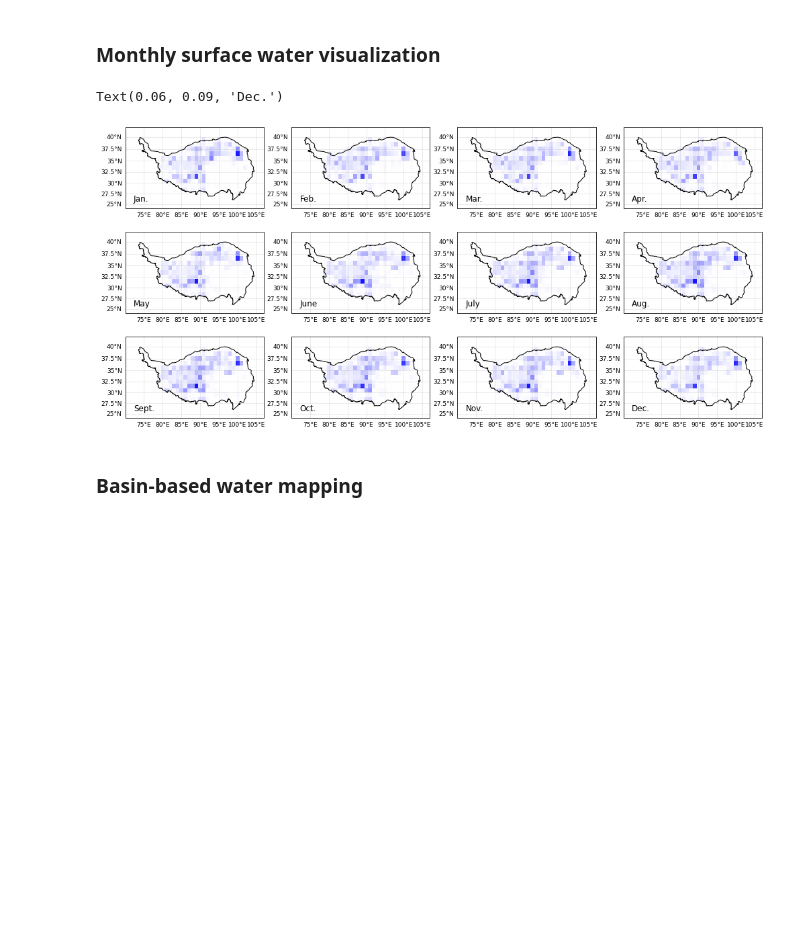
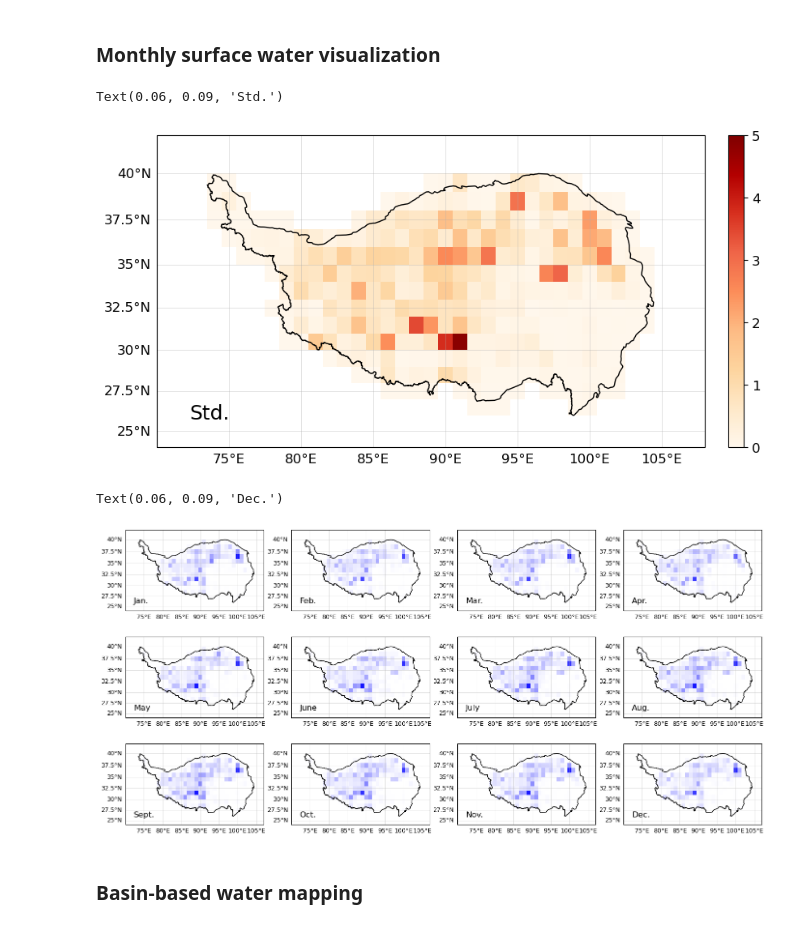
Before and after one commit to xinluo2018/Tibet-Water-2020, a Jupyter notebook: visual/tibet_water_visual.ipynb, the cells around one changed output. Saved outputs shown, nothing was run; the diff lists cells and outputs as text; code cells hidden in the pictures; blank space fills up the shorter version.

```diff
--- a/visual/tibet_water_visual.ipynb
+++ b/visual/tibet_water_visual.ipynb
@@ -93,23 +90,26 @@ Index(['01_wat_per', '02_wat_per', '12_wat', '03_wat', '09_wat', '06_wat_per',
 # %% [markdown]
 ### Monthly surface water visualization
 # %%
-# crs_1 = ccrs.Mercator(central_longitude=89)
+crs_1 = ccrs.Mercator(central_longitude=89)
 crs_2 = ccrs.epsg('3857')
-# plt.rcParams.update({'font.size': 12})
-# cmap_num = LinearSegmentedColormap.from_list('linear color', ["White", 'Wheat', "Brown"])
-# fig = plt.figure(figsize=(16, 5))
-# ax_1 = fig.add_subplot(1, 1, 1, projection=crs_2)
-# ax_1.set_extent([70, 108, 24.0, 42.0])
-# ax_1.add_geometries(geodf_tb_tiles.to_crs(epsg=3857)['geometry'], crs=crs_2, facecolor='none', edgecolor='black' )
-# ax_1 = geodf_tb_tiles_water.to_crs(epsg=3857).plot(column='99_std_per', ax=ax_1, \
-#                                   legend=True, vmin=0, vmax=5,
-#                                   legend_kwds={'anchor': (-0.2, 0.5)}, cmap='OrRd');
-# grid = ax_1.gridlines(draw_labels=True, linewidth=0.5, alpha=0.5, zorder=1)
-# grid.xlabels_top = False
-# grid.ylabels_right = False
+plt.rcParams.update({'font.size': 12})
+cmap_num = LinearSegmentedColormap.from_list('linear color', ["White", 'Wheat', "Brown"])
+fig = plt.figure(figsize=(16, 5))
+ax_1 = fig.add_subplot(1, 1, 1, projection=crs_2)
+ax_1.set_extent([70, 108, 24.0, 42.0])
+ax_1.add_geometries(geodf_tb_tiles.to_crs(epsg=3857)['geometry'], crs=crs_2, facecolor='none', edgecolor='black' )
+ax_1 = geodf_tb_tiles_water.to_crs(epsg=3857).plot(column='99_std_per', ax=ax_1, \
+                                  legend=True, vmin=0, vmax=5,
+                                  legend_kwds={'anchor': (-0.2, 0.5)}, cmap='OrRd');
+grid = ax_1.gridlines(draw_labels=True, linewidth=0.5, alpha=0.5, zorder=1)
+grid.xlabels_top = False
+grid.ylabels_right = False
 
-# ax_1.text(0.06, 0.09, 'Std.', fontsize=18, transform=ax_1.transAxes)
+ax_1.text(0.06, 0.09, 'Std.', fontsize=18, transform=ax_1.transAxes)
 # # plt.savefig(config.root_proj + '/figure/std_wat_maps.png', bbox_inches='tight')
+# %% [output]
+Text(0.06, 0.09, 'Std.')
+[figure, added]
 # %%
 crs_2 = ccrs.epsg('3857')
 cmap_water = LinearSegmentedColormap.from_list('linear color', ["White", 'Blue'])
@@ -169,7 +169,7 @@ ax_12.text(0.06, 0.09, 'Dec.', fontsize=12, transform=ax_12.transAxes)
 # plt.savefig(config.root_proj + '/figure/study_area.png', bbox_inches='tight')
 # %% [output]
 Text(0.06, 0.09, 'Dec.')
-[figure, old version]
+[figure, new version]
 # %% [markdown]
 ### Basin-based water mapping
 # %%
```
Also changed, not shown: parts of 4 cells of this notebook, 58 other files.
